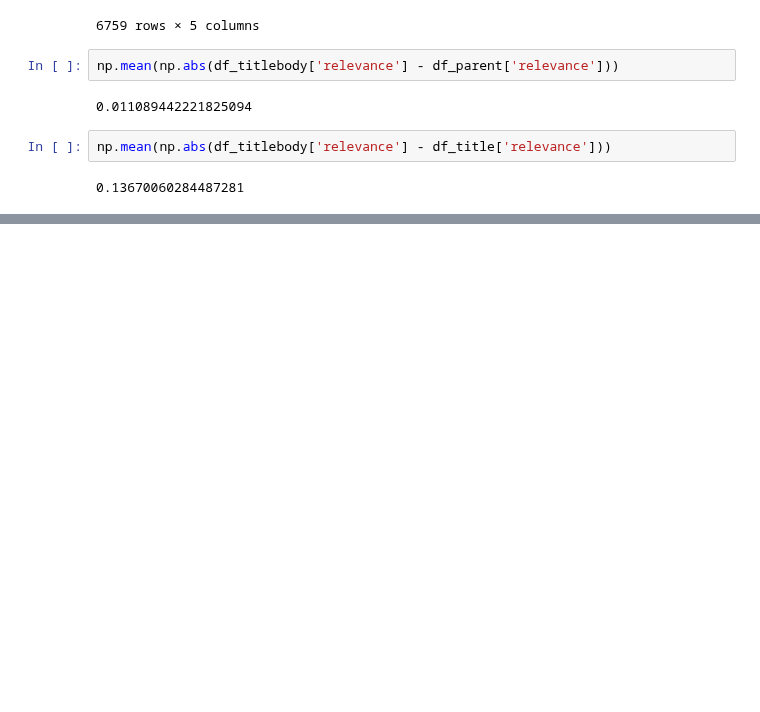
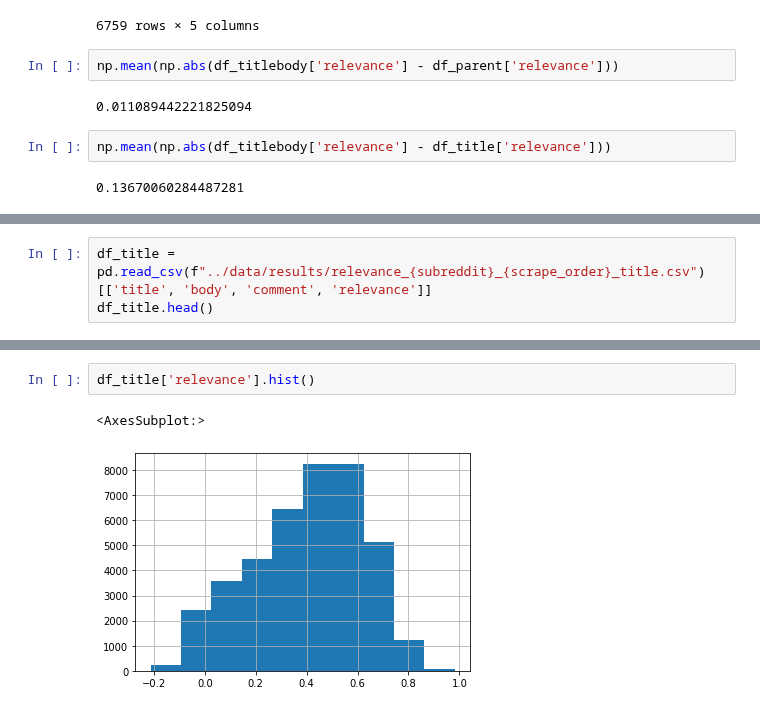
Before and after one commit to reddit-conflicting-viewpoints/Reddit, a Jupyter notebook: notebooks/RelevanceEDA - Andrew 2-16-2022.ipynb, the cells around one changed output, grey strips where cells are left out. Saved outputs shown, nothing was run; the diff lists cells and outputs as text; blank space fills up the shorter version.

Commit message:
Added science to the relevance EDA

```diff
--- a/notebooks/RelevanceEDA - Andrew 2-16-2022.ipynb
+++ b/notebooks/RelevanceEDA - Andrew 2-16-2022.ipynb
@@ -217,0 +224,3 @@ np.mean(np.abs(df_titlebody['relevance'] - df_title['relevance']))
+# %%
+df_title = pd.read_csv(f"../data/results/relevance_{subreddit}_{scrape_order}_title.csv")[['title', 'body', 'comment', 'relevance']]
+df_title.head()
@@ -217,0 +254,5 @@ np.mean(np.abs(df_titlebody['relevance'] - df_title['relevance']))
+# %%
+df_title['relevance'].hist()
+# %% [output]
+<AxesSubplot:>
+[figure, added]
```
Also changed, not shown: parts of 11 cells of this notebook, 1 other file.
